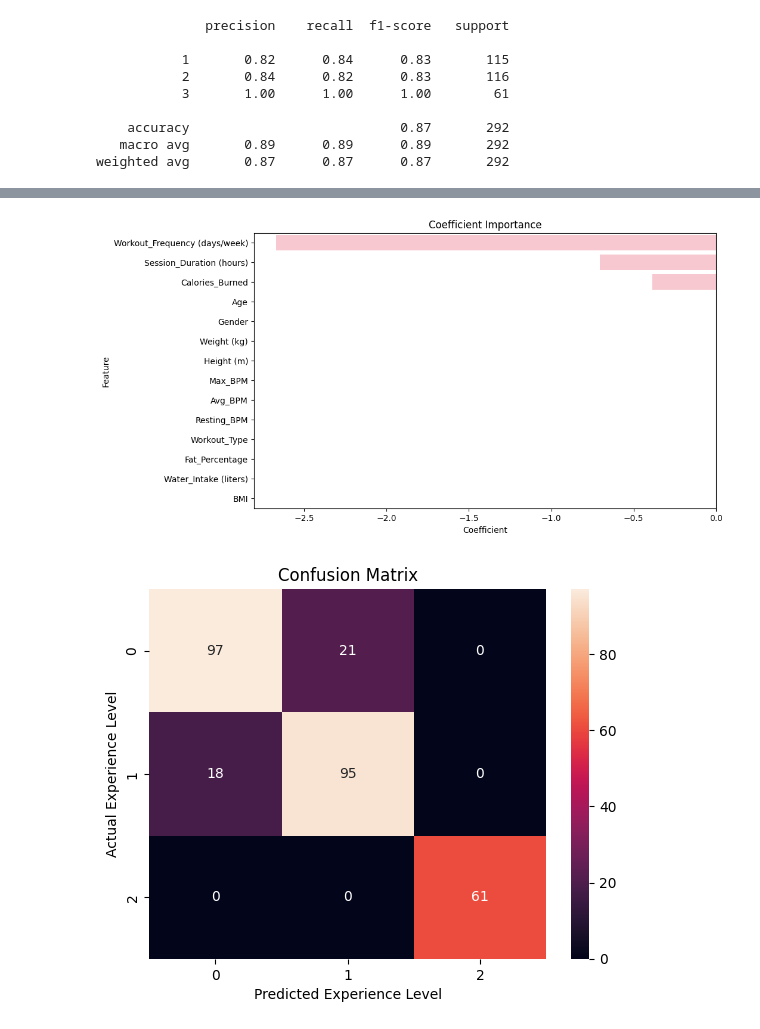
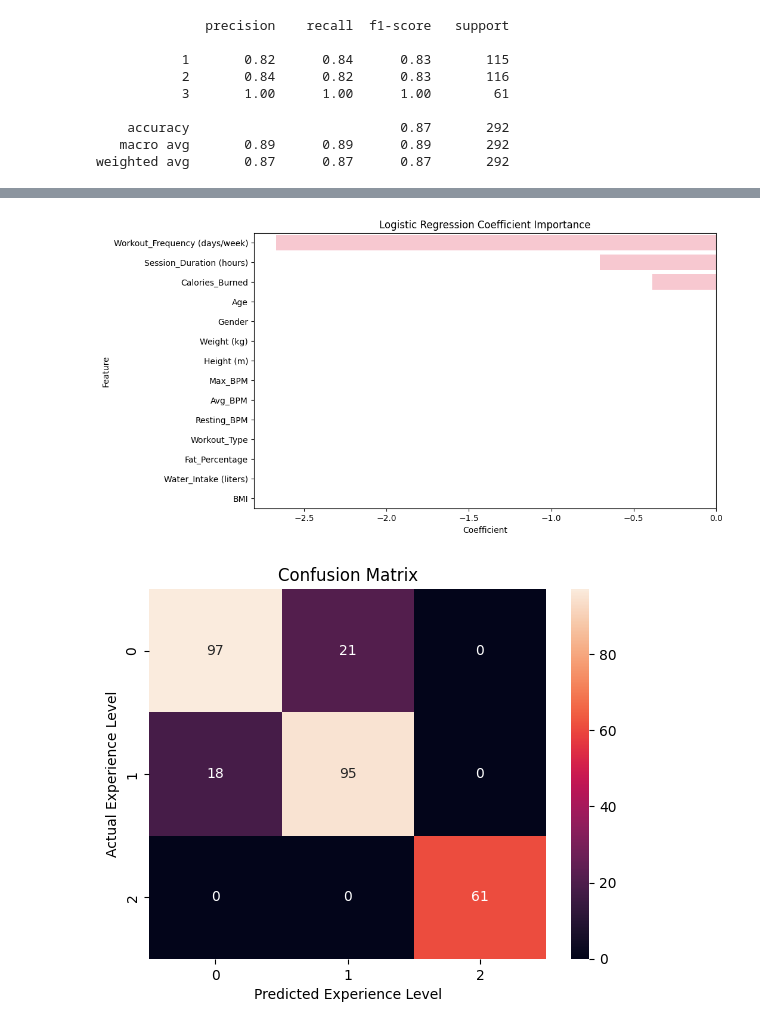
Before and after one commit to natoo77/GymMemebersDataset, a Jupyter notebook: Gym_Members_Exercise_Dataset_EDA_+_Calorie_prediction_regression_+_Experience_level_classification.ipynb, the cells around one changed output, grey strips where cells are left out. Saved outputs shown, nothing was run; the diff lists cells and outputs as text; code cells hidden in the pictures.

```diff
--- a/Gym_Members_Exercise_Dataset_EDA_+_Calorie_prediction_regression_+_Experience_level_classification.ipynb
+++ b/Gym_Members_Exercise_Dataset_EDA_+_Calorie_prediction_regression_+_Experience_level_classification.ipynb
@@ -734,10 +742,10 @@ print(importance_df)
 # %%
 plt.figure(figsize=(10, 6))
 sns.barplot(x='Coefficient', y='Feature', data=importance_df, color= 'pink')
-plt.title('Coefficient Importance')
+plt.title('Logistic Regression Coefficient Importance')
 plt.show()
 # %% [output]
-[figure, old version]
+[figure, new version]
 # %%
 conf_matrix = confusion_matrix(y_test_2,y_pred_class_best)
 sns.heatmap(conf_matrix, annot=True, fmt="d", cmap="rocket")
```
Also changed, not shown: parts of 14 cells of this notebook.
